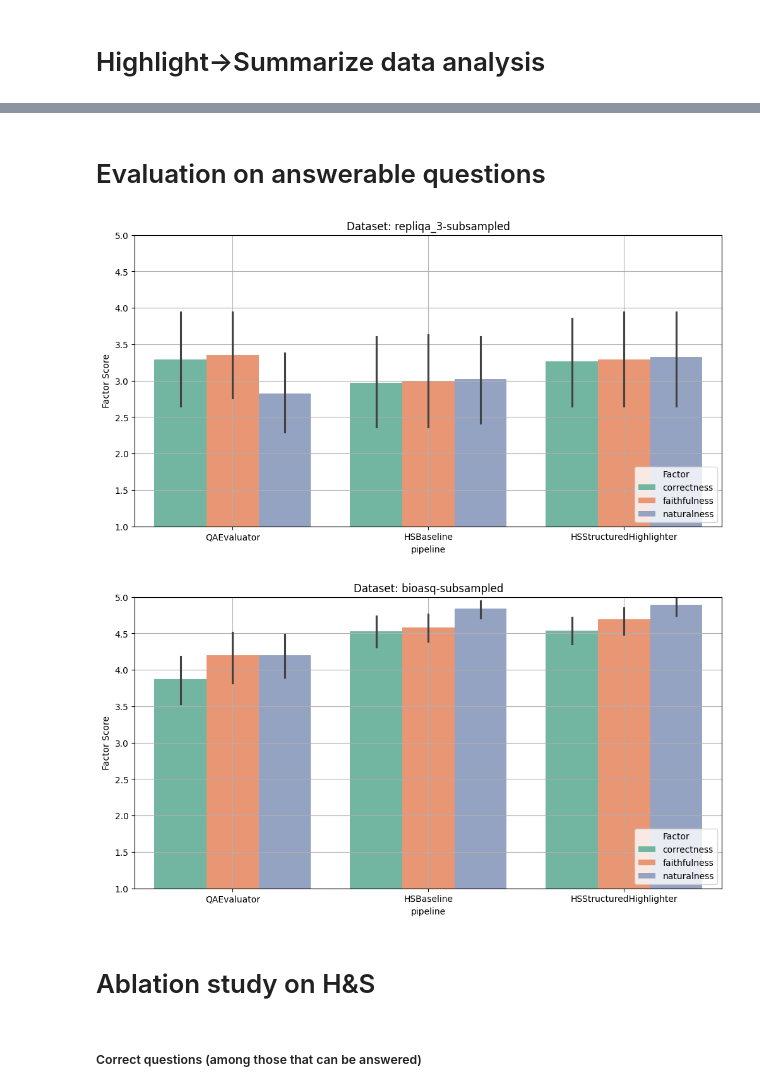
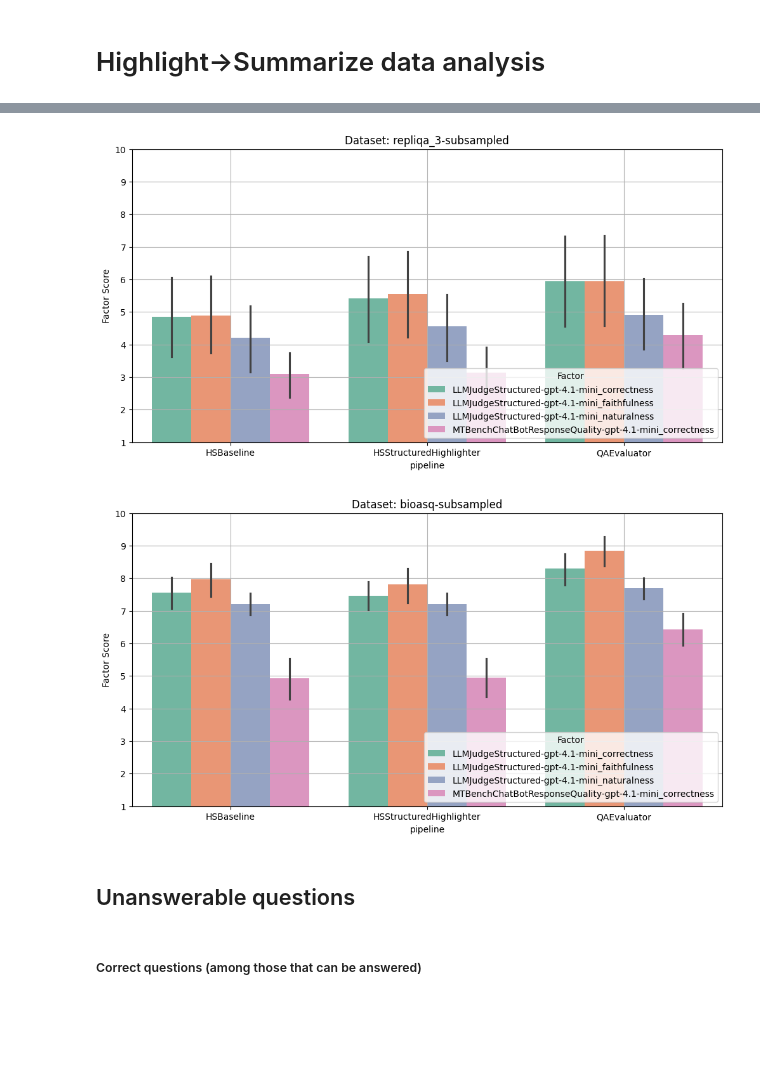
Before and after one commit to microsoft/highlight-summarize, a Jupyter notebook: data-analysis.ipynb, the cells around one changed output, grey strips where cells are left out. Drawn from its saved outputs; the diff is of its cells as text; code cells hidden in the pictures; blank space fills up the shorter version.

```diff
--- a/data-analysis.ipynb
+++ b/data-analysis.ipynb
@@ -64,34 +338,36 @@ AttributeError: 'DataFrame' object has no attribute 'Factor'
+# %%
+factors = ["_".join(col.split("_")[:2]) for col in judges_columns if col.endswith("_rating")]
+factors = [f for f in factors if "PollMultihopCorrectness" not in f]
+factors = [f for f in factors if "ReliableCIRelevance" not in f]
+
+for dataset_name, df in results_df.items():
+    # Filter out no-answer predictions.
+    df = df[df.answer_pred != NOANSWER_PRED]
+    # Each factor gets a replica of the data, and we then concatenate.
+    to_cat = []
+    for factor in factors:
+        df_factor = df.copy()
+        df_factor["factor"] = factor
+        df_factor["factor_rating"] = df_factor[f"{factor}_rating"]
+        to_cat.append(df_factor)
+    df = pd.concat(to_cat, ignore_index=True)
+
+    # Violin plot for each run_id (i.e., config). Hue is the factor.
+    plt.figure(figsize=(12, 6))
+    sns.barplot(
+        x="pipeline",
+        y="factor_rating",
+        hue="factor",
+        data=df,
+        palette="Set2",
+    )
+    plt.ylabel("Factor Score")
+    plt.ylim(1, 10)
+    plt.grid()
+    plt.legend(loc="lower right", title="Factor")
+    plt.title(f"Dataset: {dataset_name}")
+# %% [output]
+[figure, added]
+[figure, added]
 # %% [markdown]
-# Evaluation on answerable questions
+## Unanswerable questions
-# %%
-for dataset_name, df in results_df.items():
-    # Filter out no-answer predictions.
-    df = df[df.answer_pred != NOANSWER_PRED]
-    # Each factor gets a replica of the data, and we then concatenate.
-    to_cat = []
-    for factor in factors:
-        df_factor = df.copy()
-        df_factor["factor"] = factor
-        df_factor["factor_score"] = df_factor[f"MT-bench-QA_{factor}"]
-        to_cat.append(df_factor)
-    df = pd.concat(to_cat, ignore_index=True)
-
-    # Violin plot for each run_id (i.e., config). Hue is the factor.
-    plt.figure(figsize=(12, 6))
-    sns.barplot(
-        x="pipeline",
-        y="factor_score",
-        hue="factor",
-        data=df,
-        palette="Set2",
-    )
-    plt.ylabel("Factor Score")
-    plt.ylim(1, 5)
-    plt.grid()
-    plt.legend(loc="lower right", title="Factor")
-    plt.title(f"Dataset: {dataset_name}")
-# %% [output]
-[figure, removed]
-[figure, removed]
-# %% [markdown]
-# Ablation study on H&S
```
Also changed, not shown: parts of 25 cells of this notebook.
